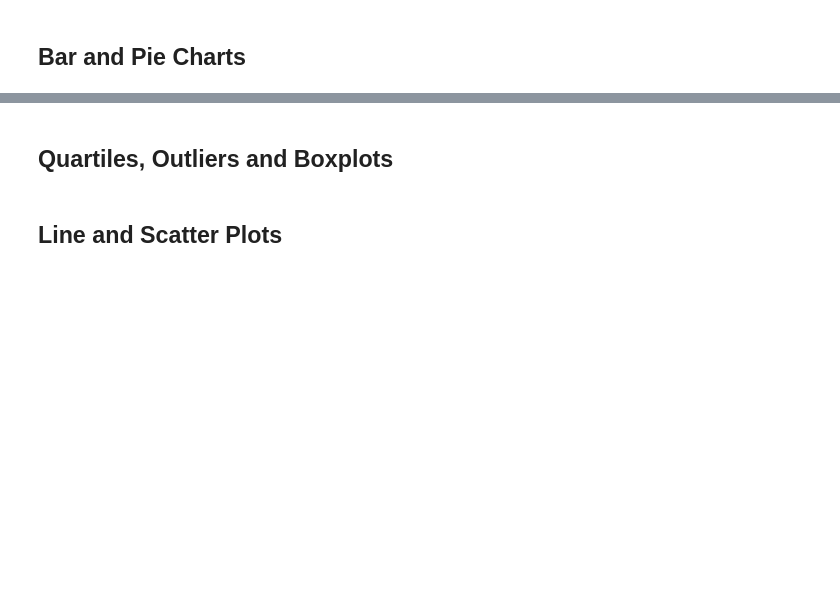
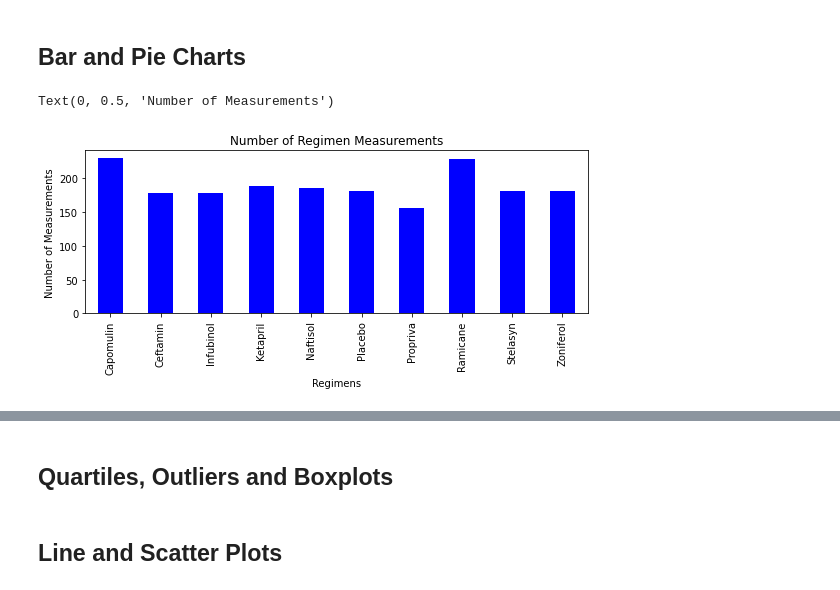
Before and after one commit to klharp/Matplotlib, a Jupyter notebook: pymaceuticals.ipynb, the cells around one changed output, grey strips where cells are left out. Cells and saved outputs as stored; diff of their text form; code cells hidden in the pictures; blank space fills up the shorter version.

Commit message:
completed bar and pie charts

```diff
--- a/pymaceuticals.ipynb
+++ b/pymaceuticals.ipynb
@@ -125,4 +124,20 @@ SyntaxError: invalid syntax (<ipython-input-13-9989c7bbf2e0>, line 4)
 # %% [markdown]
 ## Bar and Pie Charts
+# %%
+#Group the dataframe
+total_data = merge_clean_df.groupby(["Drug Regimen"])
+# total_data.count()
+# %%
+# Get the total count of the rows in each regimen
+total_count = total_data["Mouse ID"].count()
+# total_count
 # %%
 # Generate a bar plot showing the total number of measurements taken on each drug regimen using pandas.
+total_count.plot(kind="bar", color="blue", figsize=(9,3), width=0.5)
+
+plt.title("Number of Regimen Measurements")
+plt.xlabel("Regimens")
+plt.ylabel("Number of Measurements")
+# %% [output]
+Text(0, 0.5, 'Number of Measurements')
+[figure, added]
```
Also changed, not shown: parts of 8 cells of this notebook.
